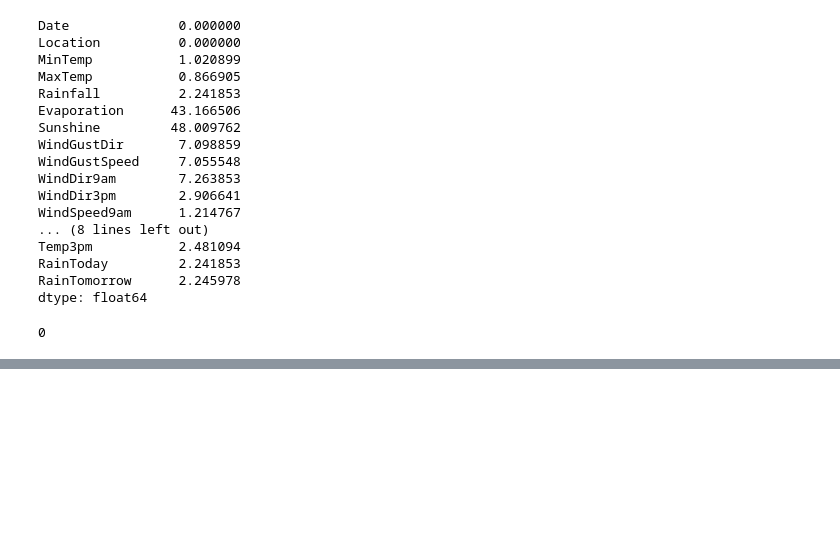
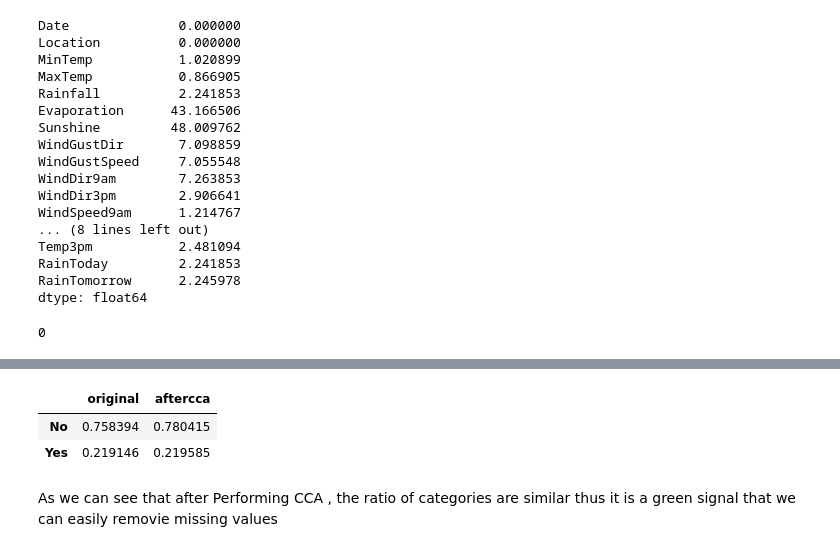
Before and after one commit to yuvraaj2002/Rain-Prediction, a Jupyter notebook: Main_code.ipynb, the cells around one changed output, grey strips where cells are left out. Saved outputs shown, nothing was run; the diff lists cells and outputs as text; code cells hidden in the pictures; blank space fills up the shorter version.

```diff
--- a/Main_code.ipynb
+++ b/Main_code.ipynb
@@ -134,0 +169,17 @@ temp_float['MaxTemp'].hist(bins=50, ax=ax, color='green', density=True, alpha=0.
+# %%
+check_rain_tom = pd.concat([
+            # percentage of observations per category, original data
+            df['RainTomorrow'].value_counts() / len(df),
+
+            # percentage of observations per category, cca data
+            temp_obj['RainTomorrow'].value_counts() / len(temp_obj)
+        ],
+        axis=1)
+check_rain_tom.columns = ['original','aftercca']
+check_rain_tom
+# %% [output]
+|  | original | aftercca |
+| No | 0.758394 | 0.780415 |
+| Yes | 0.219146 | 0.219585 |
+# %% [markdown]
+As we can see that after Performing CCA , the ratio of categories are similar thus it is a green signal that we can easily removie missing values
```
Also changed, not shown: parts of 10 cells of this notebook.
